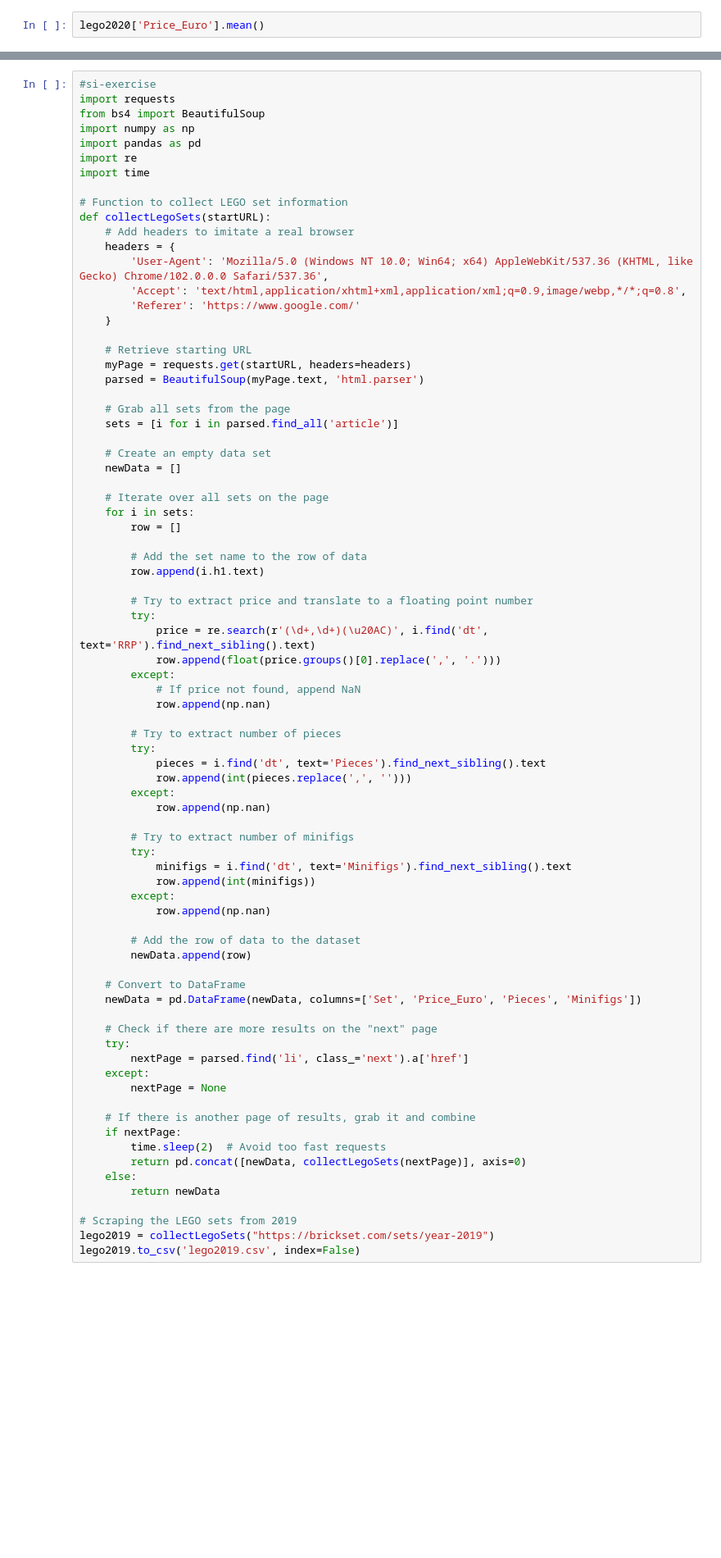
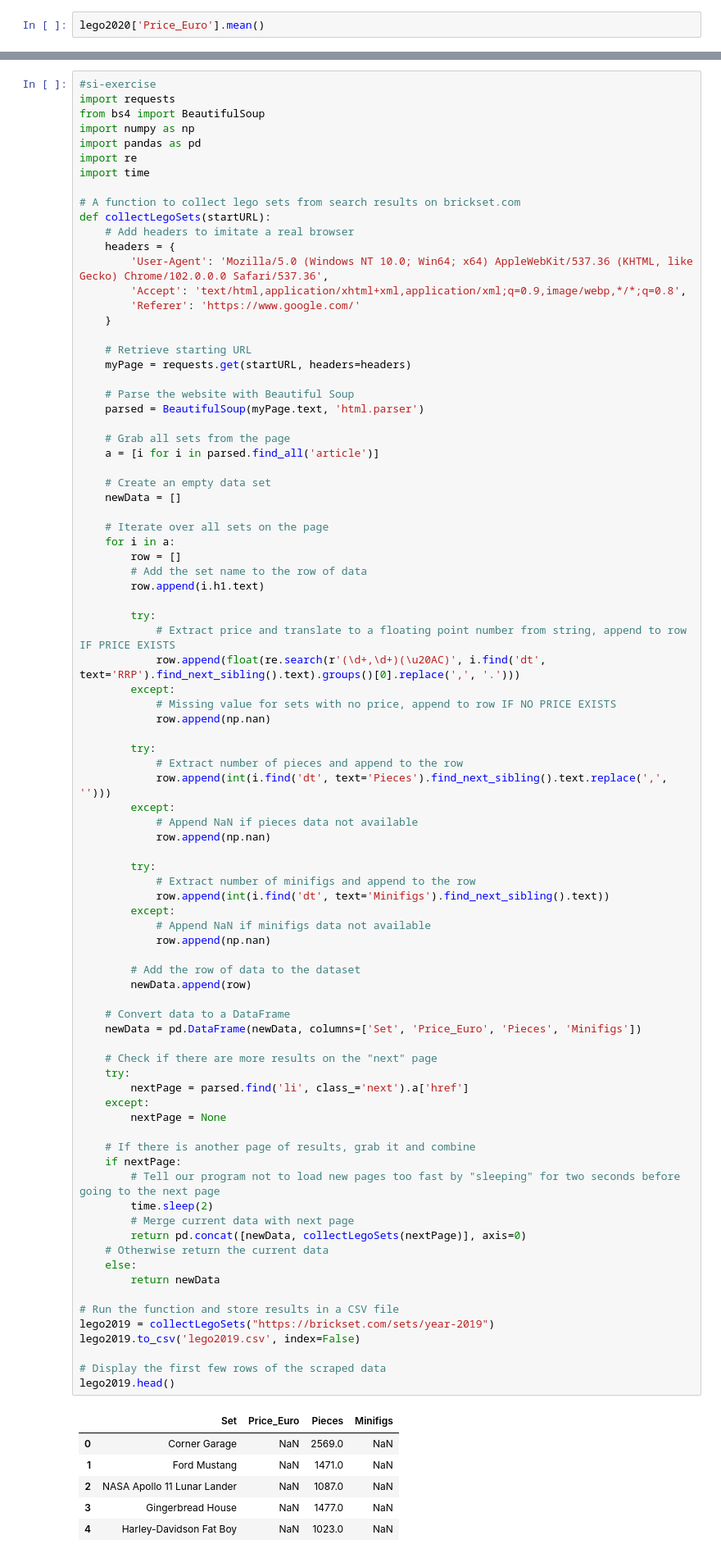
Before and after one commit to Mahmuda-Nishu/econ8320-assignment-07, a Jupyter notebook: Lesson.ipynb, the cells around one changed output, grey strips where cells are left out. Shown: that part at 82% size. Drawn from its saved outputs; the diff is of its cells as text; blank space fills up the shorter version.

```diff
--- a/Lesson.ipynb
+++ b/Lesson.ipynb
@@ -1038,7 +1038,7 @@ import pandas as pd
 import re
 import time
 
-# Function to collect LEGO set information
+# A function to collect lego sets from search results on brickset.com
 def collectLegoSets(startURL):
     # Add headers to imitate a real browser
     headers = {
@@ -1049,62 +1049,75 @@ def collectLegoSets(startURL):
 
     # Retrieve starting URL
     myPage = requests.get(startURL, headers=headers)
+
+    # Parse the website with Beautiful Soup
     parsed = BeautifulSoup(myPage.text, 'html.parser')
 
     # Grab all sets from the page
-    sets = [i for i in parsed.find_all('article')]
+    a = [i for i in parsed.find_all('article')]
 
     # Create an empty data set
     newData = []
 
     # Iterate over all sets on the page
-    for i in sets:
+    for i in a:
         row = []
-
         # Add the set name to the row of data
         row.append(i.h1.text)
 
-        # Try to extract price and translate to a floating point number
         try:
-            price = re.search(r'(\d+,\d+)(\u20AC)', i.find('dt', text='RRP').find_next_sibling().text)
-            row.append(float(price.groups()[0].replace(',', '.')))
+            # Extract price and translate to a floating point number from string, append to row IF PRICE EXISTS
+            row.append(float(re.search(r'(\d+,\d+)(\u20AC)', i.find('dt', text='RRP').find_next_sibling().text).groups()[0].replace(',', '.')))
         except:
-            # If price not found, append NaN
+            # Missing value for sets with no price, append to row IF NO PRICE EXISTS
             row.append(np.nan)
 
-        # Try to extract number of pieces
         try:
-            pieces = i.find('dt', text='Pieces').find_next_sibling().text
-            row.append(int(pieces.replace(',', '')))
+            # Extract number of pieces and append to the row
+            row.append(int(i.find('dt', text='Pieces').find_next_sibling().text.replace(',', '')))
         except:
+            # Append NaN if pieces data not available
             row.append(np.nan)
 
-        # Try to extract number of minifigs
         try:
-            minifigs = i.find('dt', text='Minifigs').find_next_sibling().text
-            row.append(int(minifigs))
+            # Extract number of minifigs and append to the row
+            row.append(int(i.find('dt', text='Minifigs').find_next_sibling().text))
         except:
+            # Append NaN if minifigs data not available
             row.append(np.nan)
 
         # Add the row of data to the dataset
         newData.append(row)
 
-    # Convert to DataFrame
+    # Convert data to a DataFrame
     newData = pd.DataFrame(newData, columns=['Set', 'Price_Euro', 'Pieces', 'Minifigs'])
 
     # Check if there are more results on the "next" page
     try:
         nextPage = parsed.find('li', class_='next').a['href']
     except:
         nextPage = None
 
     # If there is another page of results, grab it and combine
     if nextPage:
-        time.sleep(2)  # Avoid too fast requests
+        # Tell our program not to load new pages too fast by "sleeping" for two seconds before going to the next page
+        time.sleep(2)
+        # Merge current data with next page
         return pd.concat([newData, collectLegoSets(nextPage)], axis=0)
+    # Otherwise return the current data
     else:
         return newData
 
-# Scraping the LEGO sets from 2019
+# Run the function and store results in a CSV file
 lego2019 = collectLegoSets("https://brickset.com/sets/year-2019")
 lego2019.to_csv('lego2019.csv', index=False)
+
+# Display the first few rows of the scraped data
+lego2019.head()
+# %% [output]
+|  | Set | Price_Euro | Pieces | Minifigs |
+| 0 | Corner Garage | NaN | 2569.0 | NaN |
+| 1 | Ford Mustang | NaN | 1471.0 | NaN |
+| 2 | NASA Apollo 11 Lunar Lander | NaN | 1087.0 | NaN |
+| 3 | Gingerbread House | NaN | 1477.0 | NaN |
+| 4 | Harley-Davidson Fat Boy | NaN | 1023.0 | NaN |
```
